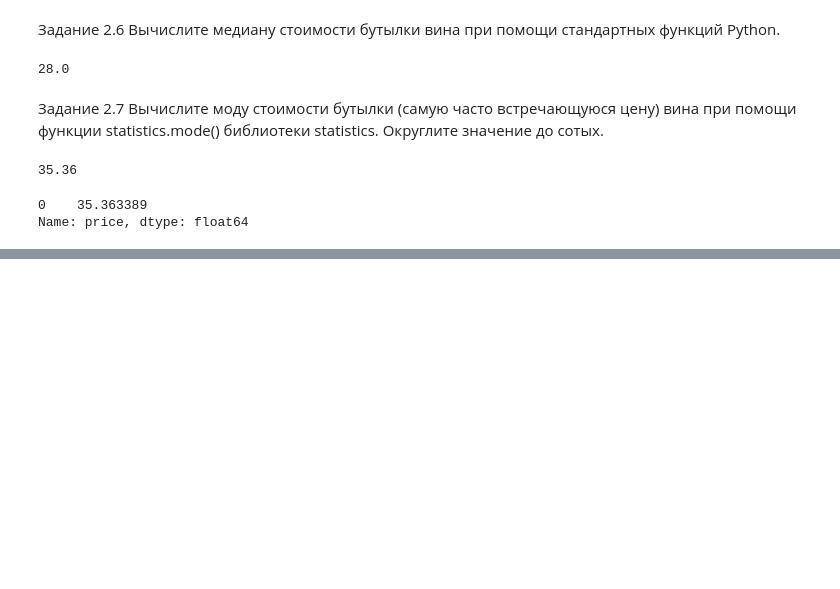
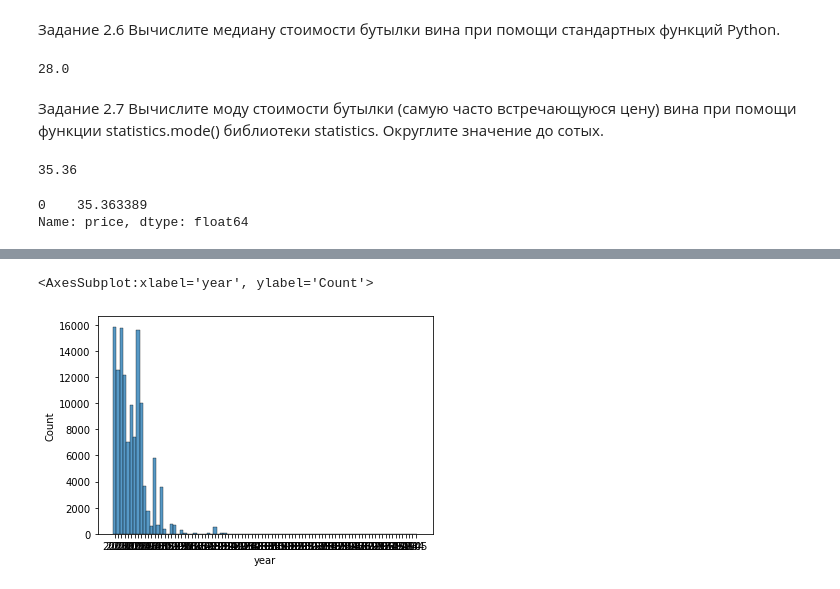
Before and after one commit to DarthSirius/Lessons, a Jupyter notebook: SkillFactory/EDA_1/EDA2_practice.ipynb, the cells around one changed output, grey strips where cells are left out. Cells and saved outputs as stored; diff of their text form; code cells hidden in the pictures; blank space fills up the shorter version.

```diff
--- a/SkillFactory/EDA_1/EDA2_practice.ipynb
+++ b/SkillFactory/EDA_1/EDA2_practice.ipynb
@@ -81,0 +84,3 @@ Name: price, dtype: float64
+# %%
+df_wine['price_round'] = df_wine['price'].round().astype('int')
+df_wine['price_round']
@@ -81,0 +100,3 @@ Name: price, dtype: float64
+# %%
+regex = '\d{4}' # регулярное выражение для нахождения чисел
+df_wine['year'] = df_wine['title'].str.findall(regex).str.get(0)
@@ -81,0 +105,5 @@ Name: price, dtype: float64
+# %%
+sns.histplot(df_wine['year'])
+# %% [output]
+<AxesSubplot:xlabel='year', ylabel='Count'>
+[figure, added]
```
Also changed, not shown: parts of 40 cells of this notebook, 2 other files.
